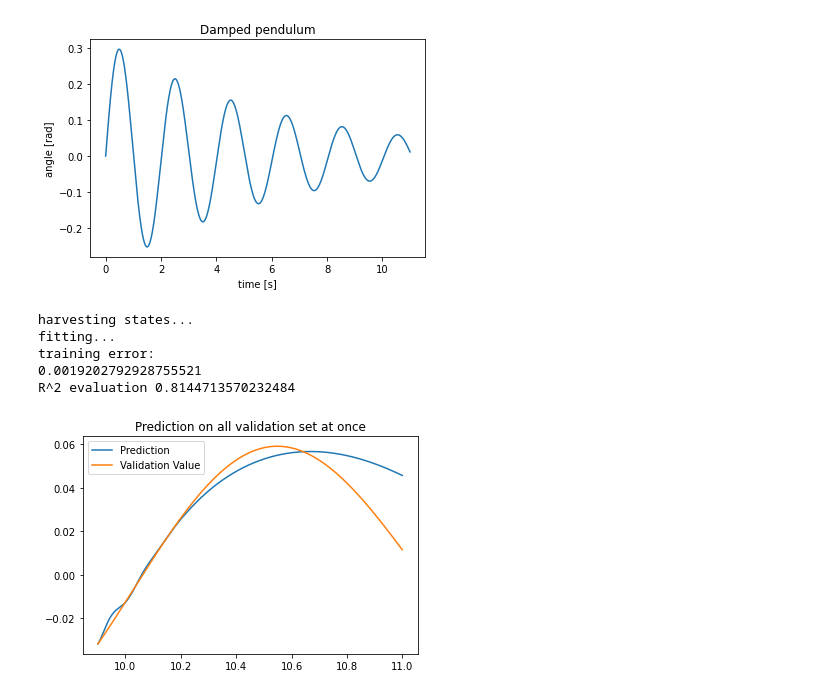
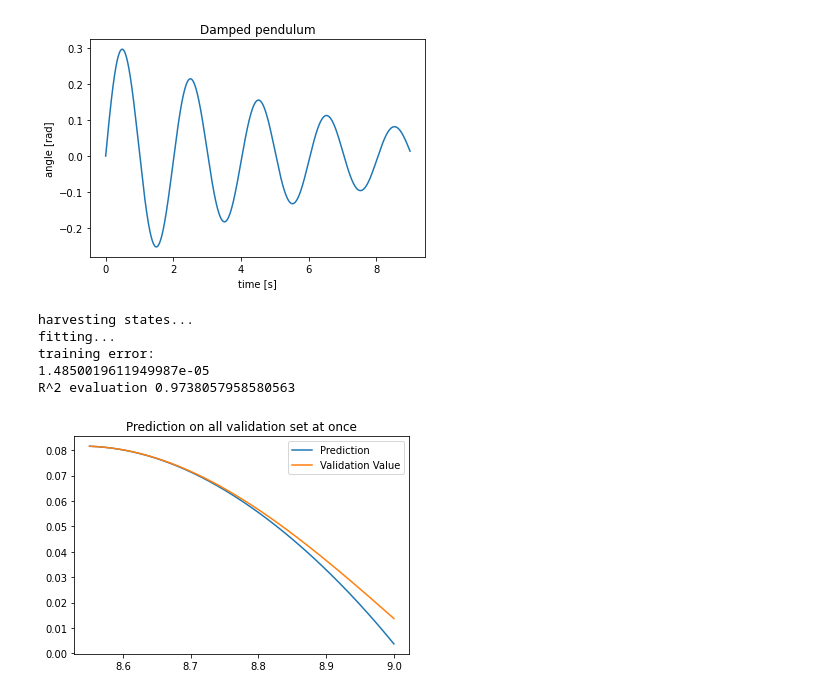
Before and after one commit to JustinZal/PendulumNN, a Jupyter notebook: Non-Linear pendulum damping.ipynb, the cells around one changed output. Cells and saved outputs as stored; diff of their text form; code cells hidden in the pictures.

```diff
--- a/Non-Linear pendulum damping.ipynb
+++ b/Non-Linear pendulum damping.ipynb
@@ -18,7 +18,7 @@ def pendulum(u, t):
 
     return (u[1], -9.81 * np.sin(u[0]) - 4 * 0.8 / 10 * u[1])
 
-t = np.linspace(0, 11, 10000)
+t = np.linspace(0, 9, 10000)
 solution = odeint(pendulum, [0, 1], t)
 angle = solution[:,0]
 
@@ -28,7 +28,7 @@ plt.xlabel('time [s]')
 plt.ylabel('angle [rad]')
 
 indices = list(range(len(t)))
-cutoff = int(len(solution) * 0.9)
+cutoff = int(len(solution) * 0.95)
 
 training_indices = indices[0:cutoff]
 validation_indices = indices[cutoff:]
@@ -39,53 +39,56 @@ training_output = angle[sorted(training_indices)]
 validation_input = t[sorted(validation_indices)]
 validation_output = angle[sorted(validation_indices)]
 # %% [output]
-[figure, old version]
+[figure, new version]
 # %%
-esn = ESN(
-    1,
-    1,
-    n_reservoir=2000,
-    spectral_radius=0.8,
-    sparsity=0.3, # number of nodes connected / max number of links
-    noise=0,
-    input_shift=None,
-    input_scaling=None,
-    teacher_forcing=True,
-    feedback_scaling=None,
-    teacher_scaling=None,
-    teacher_shift=None,
-    out_activation=lambda x: np.tanh(x), #tanh, sigmoid
-    inverse_out_activation=lambda x: x, #TODO ?
-    random_state=None,
-    silent=False
-)
+def getESN(n_reservoir, spectral_radius, sparsity, noise, teacher_forcing):
+    return ESN(
+        1,
+        1,
+        n_reservoir=n_reservoir, # 100
+        spectral_radius=spectral_radius, # 0.8
+        sparsity=sparsity, # 0.3
+        noise=noise,
+        input_shift=None,
+        input_scaling=None,
+        teacher_forcing=False,
+        feedback_scaling=None,
+        teacher_scaling=None,
+        teacher_shift=None,
+        out_activation=lambda x: x, #tanh, sigmoid
+        inverse_out_activation=lambda x: x, #TODO ?
+        random_state=None,
+        silent=False
+    )
+
+esn = getESN(900, 1, 0.1, 0, True)
 
 esn.fit(training_input, training_output)
 
 prediction = esn.predict(validation_input)[:,0]
 
 plt.plot(validation_input, prediction, validation_input, validation_output)
 plt.legend(['Prediction', 'Validation Value'])
 plt.title('Prediction on all validation set at once')
 
 def compute_R(predicted_angle, known_angle):
     SS_res = ((predicted_angle - known_angle) ** 2).sum()
     avg = known_angle.mean()
     SS_tot = ((known_angle - avg) ** 2).sum() + 0.0000001
 
     if (SS_tot == 0):
         print('Not good')
 
     return 1 - SS_res / SS_tot
 
 print('R^2 evaluation', compute_R(prediction, validation_output))
 # %% [output]
 harvesting states...
 fitting...
 training error:
-0.0019202792928755521
-R^2 evaluation 0.8144713570232484
+1.4850019611949987e-05
+R^2 evaluation 0.9738057958580563
-[figure, old version]
+[figure, new version]
 # %%
 steps = []
 R_evaluation = []
```
Also changed, not shown: parts of 2 cells of this notebook.
